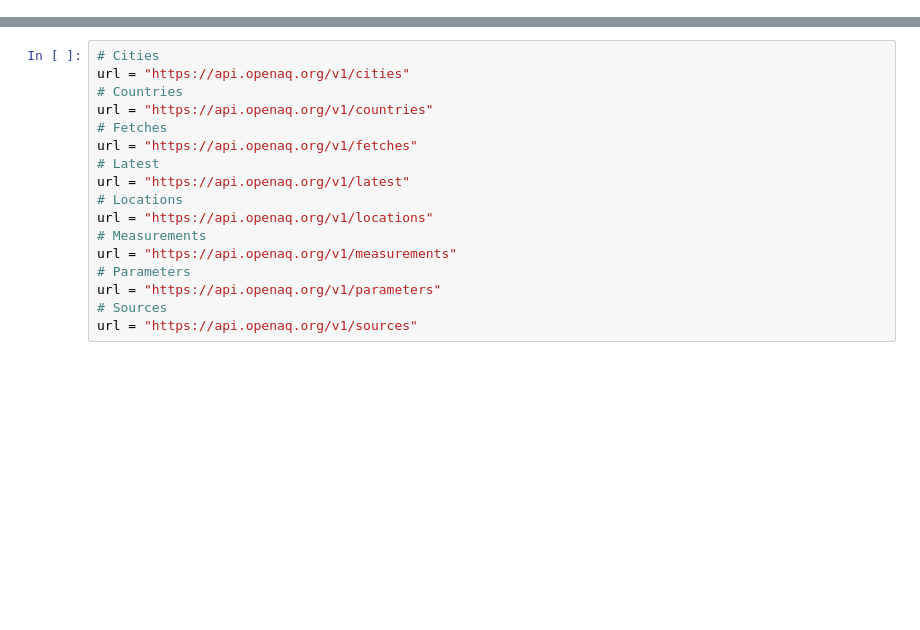
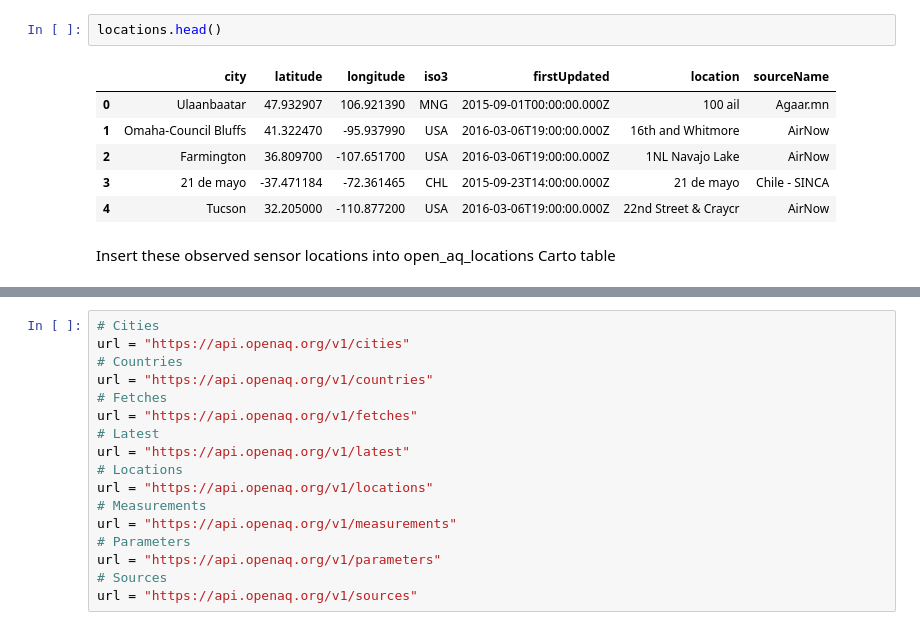
Before and after one commit to nsuberi/ResourceWatchCode, a Jupyter notebook: Near Real Time data procedures/Vector Handling/OpenAQ.ipynb, the cells around one changed output, grey strips where cells are left out. Saved outputs shown, nothing was run; the diff lists cells and outputs as text; blank space fills up the shorter version.

```diff
--- a/Near Real Time data procedures/Vector Handling/OpenAQ.ipynb
+++ b/Near Real Time data procedures/Vector Handling/OpenAQ.ipynb
@@ -3,0 +251,11 @@ import pandas as pd
+# %%
+locations.head()
+# %% [output]
+|  | city | latitude | longitude | iso3 | firstUpdated | location | sourceName |
+| 0 | Ulaanbaatar | 47.932907 | 106.921390 | MNG | 2015-09-01T00:00:00.000Z | 100 ail | Agaar.mn |
+| 1 | Omaha-Council Bluffs | 41.322470 | -95.937990 | USA | 2016-03-06T19:00:00.000Z | 16th and Whitmore | AirNow |
+| 2 | Farmington | 36.809700 | -107.651700 | USA | 2016-03-06T19:00:00.000Z | 1NL Navajo Lake | AirNow |
+| 3 | 21 de mayo | -37.471184 | -72.361465 | CHL | 2015-09-23T14:00:00.000Z | 21 de mayo | Chile - SINCA |
+| 4 | Tucson | 32.205000 | -110.877200 | USA | 2016-03-06T19:00:00.000Z | 22nd Street & Craycr | AirNow |
+# %% [markdown]
+Insert these observed sensor locations into open_aq_locations Carto table
```
Also changed, not shown: parts of 41 cells of this notebook, 2 other files.
